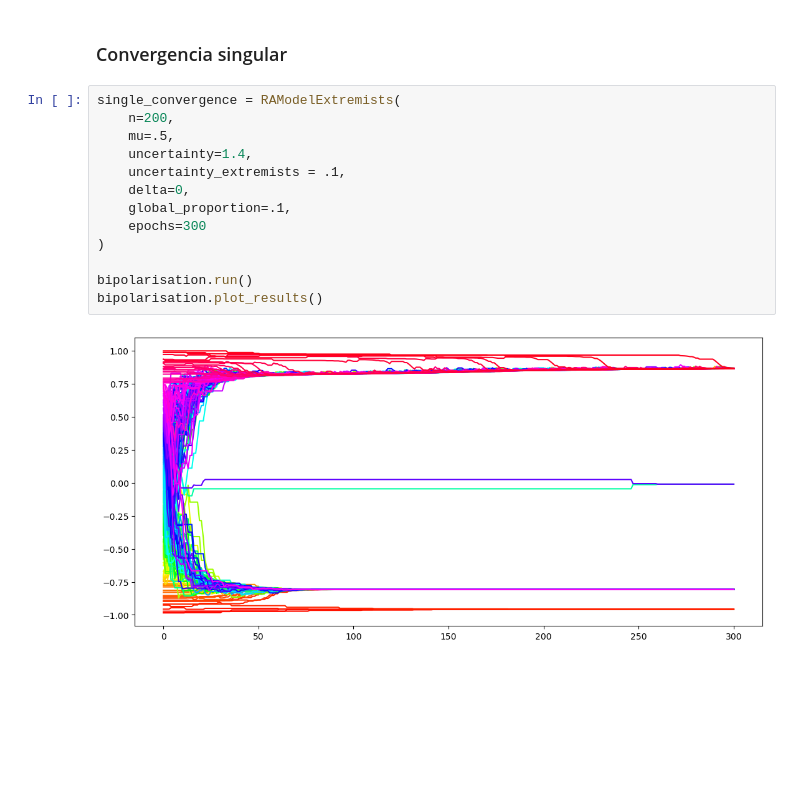
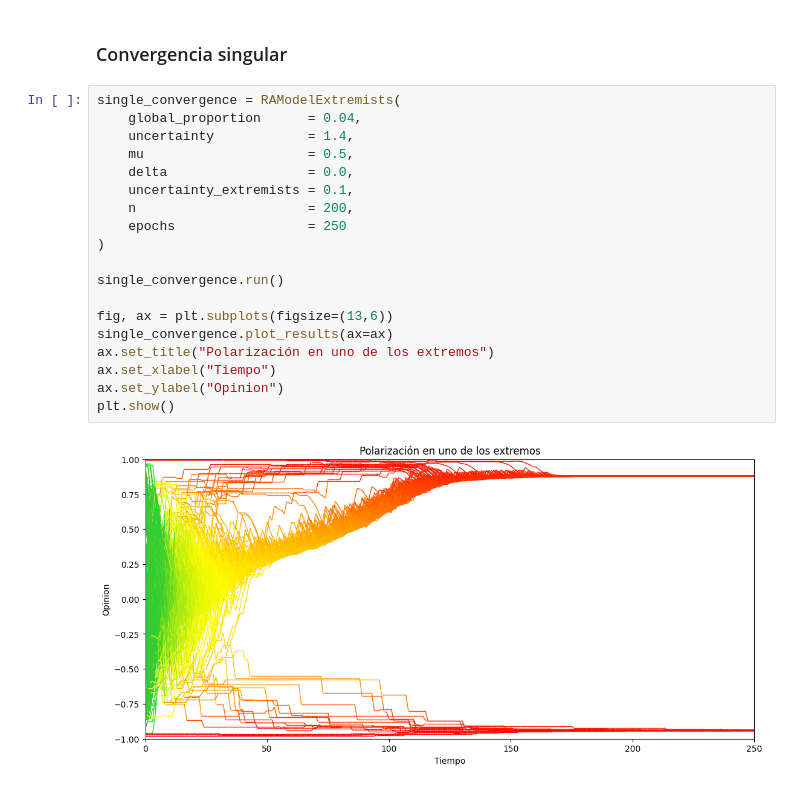
Before and after one commit to jbardl/computational-social-epistemology, a Jupyter notebook: 3. Dinamica de opiniones.ipynb, the cells around one changed output. Drawn from its saved outputs; the diff is of its cells as text; blank space fills up the shorter version.

```diff
--- a/3. Dinamica de opiniones.ipynb
+++ b/3. Dinamica de opiniones.ipynb
@@ -289,17 +444,23 @@ bipolarisation.plot_results()
 # %% [markdown]
 ### Convergencia singular
-# %%
-single_convergence = RAModelExtremists(
-    n=200,
-    mu=.5,
-    uncertainty=1.4,
-    uncertainty_extremists = .1,
-    delta=0,
-    global_proportion=.1,
-    epochs=300
-)
-
-bipolarisation.run()
-bipolarisation.plot_results()
-# %% [output]
-[figure, removed]
+# %%
+single_convergence = RAModelExtremists(
+    global_proportion      = 0.04,
+    uncertainty            = 1.4,
+    mu                     = 0.5,
+    delta                  = 0.0,
+    uncertainty_extremists = 0.1,
+    n                      = 200,
+    epochs                 = 250
+)
+
+single_convergence.run()
+
+fig, ax = plt.subplots(figsize=(13,6))
+single_convergence.plot_results(ax=ax)
+ax.set_title("Polarización en uno de los extremos")
+ax.set_xlabel("Tiempo")
+ax.set_ylabel("Opinion")
+plt.show()
+# %% [output]
+[figure, added]
```
Also changed, not shown: parts of 17 cells of this notebook, 2 other files.
